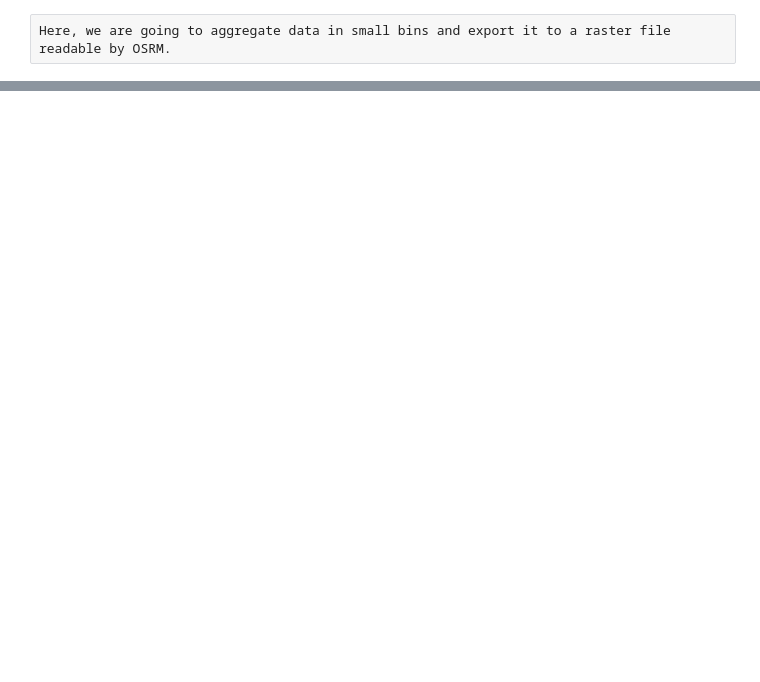
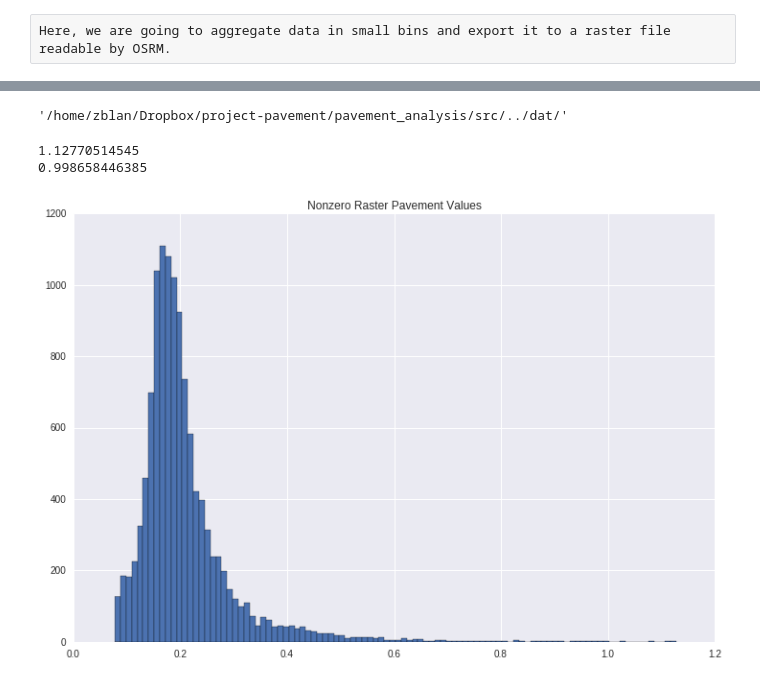
Before and after one commit to zscore/pavement_analysis, a Jupyter notebook: src/Exporting_Readings_For_OSRM.ipynb, the cells around one changed output, grey strips where cells are left out. Drawn from its saved outputs; the diff is of its cells as text; code cells hidden in the pictures; blank space fills up the shorter version.

Commit message:
Added code that exports rastered pavement values to flat file readable by OSRM

```diff
--- a/src/Exporting_Readings_For_OSRM.ipynb
+++ b/src/Exporting_Readings_For_OSRM.ipynb
@@ -103,7 +125,7 @@ for i, j in itertools.product(range(north_south_patches), range(east_west_patche
     patch_bb = (min_x + x_step * j, min_y + y_step * i,
                 min_x + x_step * (j + 1), min_y + y_step * (i + 1))
     segs_in_patch = list(readings_idx.intersection(patch_bb))
-    pavement_quality = np.mean(chi_readings['abs_mean_over_speed'][segs_in_patch])
-    if pavement_quality is np.nan:
-        pavement_quality = 0
+    pavement_quality = 0
+    if len(segs_in_patch) > 0:
+        pavement_quality = np.mean(chi_readings['abs_mean_over_speed'][segs_in_patch])
     rastered_pavement_quality[i, j] = pavement_quality
@@ -111,0 +135,4 @@ rastered_pavement_quality.
+# %%
+data_munging.data_dir
+# %% [output]
+'/home/zblan/Dropbox/project-pavement/pavement_analysis/src/../dat/'
@@ -112,3 +153,16 @@ rastered_pavement_quality.
+# %%
+print np.max(rastered_pavement_quality.flat)
+print np.mean(rastered_pavement_quality.flat == 0)
+# %% [output]
+1.12770514545
+0.998658446385
+# %%
+plt.hist(rastered_pavement_quality.flat[rastered_pavement_quality.flat > 0], bins=100)
+plt.title('Nonzero Raster Pavement Values')
+gcf = plt.gcf()
+gcf.set_size_inches((12, 8))
+# %% [output]
+[figure, added]
 # %%
 chi_readings.plot(x='start_x', y='start_y', kind='scatter')
 plt.plot([patch_bb[0], patch_bb[2] + 5000],
```
Also changed, not shown: parts of 21 cells of this notebook.
